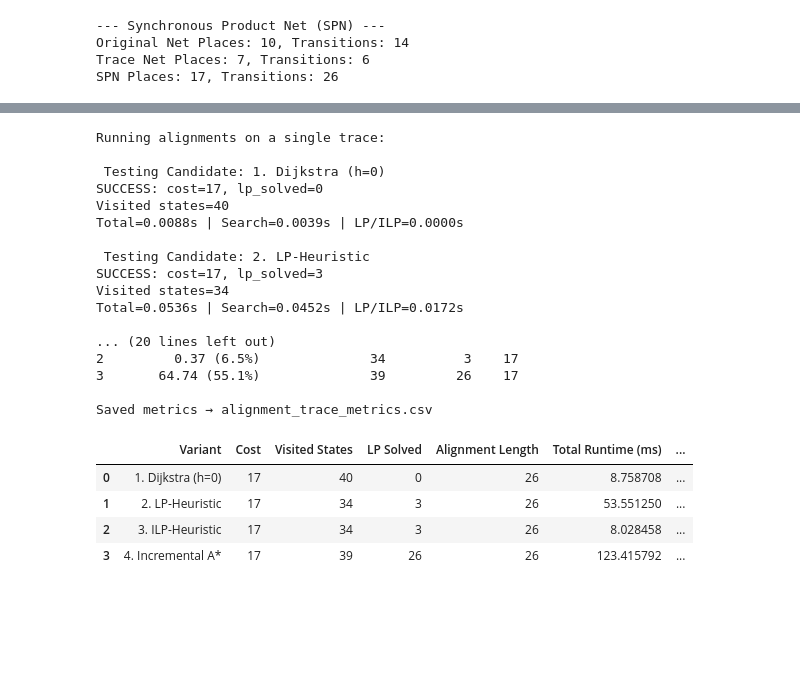
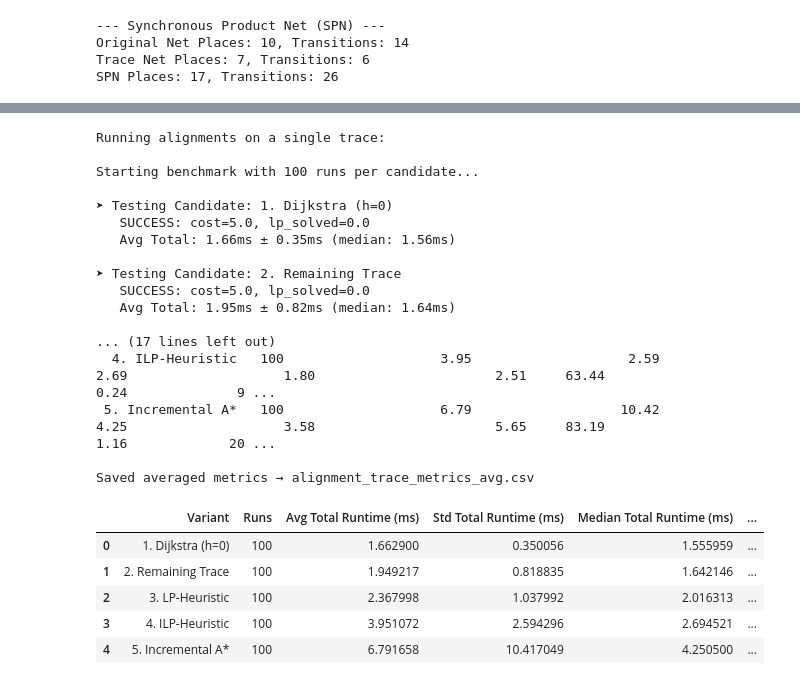
Before and after one commit to RostigerDagmer/pm_ws25, a Jupyter notebook: sandbox-heuristics.ipynb, the cells around one changed output, grey strips where cells are left out. Drawn from its saved outputs; the diff is of its cells as text; code cells hidden in the pictures; blank space fills up the shorter version.

Commit message:
updated sandbox-heuristics.ipynb - testing new heuristic

```diff
--- a/sandbox-heuristics.ipynb
+++ b/sandbox-heuristics.ipynb
@@ -275,34 +343,36 @@ def run_alignments_on_eventlog(candidates_, eventlog, pm_net, pm_im, pm_fm):
     return df
 # %%
 # select a trace
-trace_to_align_bpi2012 = log_bpi_2012[823]
+trace_to_align_bpi2012 = log_bpi_2012[123]
 # discover process model
-model_net, model_im, model_fm = inductive_miner(log_bpi_2012, disable_fallthroughs=False, noise_threshold=0.23)
-print('\nRunning alignments on a single trace:')
-run_alignments_on_trace(candidates, trace_to_align_bpi2012, model_net, model_im, model_fm)
+model_net, model_im, model_fm = inductive_miner(log_bpi_2012, disable_fallthroughs=False, noise_threshold=0.5)
-# %% [output]
-Running alignments on a single trace:
-
-️ Testing Candidate: 1. Dijkstra (h=0)
-SUCCESS: cost=17, lp_solved=0
-Visited states=40
-Total=0.0088s | Search=0.0039s | LP/ILP=0.0000s
-
-️ Testing Candidate: 2. LP-Heuristic
-SUCCESS: cost=17, lp_solved=3
-Visited states=34
-Total=0.0536s | Search=0.0452s | LP/ILP=0.0172s
-
-... (20 lines left out)
-2         0.37 (6.5%)              34          3    17
-3       64.74 (55.1%)              39         26    17
-
-Saved metrics → alignment_trace_metrics.csv
-|  | Variant | Cost | Visited States | LP Solved | Alignment Length | Total Runtime (ms) | ... |
-| 0 | 1. Dijkstra (h=0) | 17 | 40 | 0 | 26 | 8.758708 | ... |
-| 1 | 2. LP-Heuristic | 17 | 34 | 3 | 26 | 53.551250 | ... |
-| 2 | 3. ILP-Heuristic | 17 | 34 | 3 | 26 | 8.028458 | ... |
-| 3 | 4. Incremental A* | 17 | 39 | 26 | 26 | 123.415792 | ... |
+# %%
+print('\nRunning alignments on a single trace:')
+run_alignments_on_trace(candidates, trace_to_align_bpi2012, model_net, model_im, model_fm, n_runs=100)
+# %% [output]
+Running alignments on a single trace:
+
+Starting benchmark with 100 runs per candidate...
+
+➤ Testing Candidate: 1. Dijkstra (h=0)
+   SUCCESS: cost=5.0, lp_solved=0.0
+   Avg Total: 1.66ms ± 0.35ms (median: 1.56ms)
+
+➤ Testing Candidate: 2. Remaining Trace
+   SUCCESS: cost=5.0, lp_solved=0.0
+   Avg Total: 1.95ms ± 0.82ms (median: 1.64ms)
+
+... (17 lines left out)
+  4. ILP-Heuristic   100                    3.95                    2.59                       2.69                    1.80                       2.51     63.44                     0.24              9 ...
+ 5. Incremental A*   100                    6.79                   10.42                       4.25                    3.58                       5.65     83.19                     1.16             20 ...
+
+Saved averaged metrics → alignment_trace_metrics_avg.csv
+|  | Variant | Runs | Avg Total Runtime (ms) | Std Total Runtime (ms) | Median Total Runtime (ms) | ... |
+| 0 | 1. Dijkstra (h=0) | 100 | 1.662900 | 0.350056 | 1.555959 | ... |
+| 1 | 2. Remaining Trace | 100 | 1.949217 | 0.818835 | 1.642146 | ... |
+| 2 | 3. LP-Heuristic | 100 | 2.367998 | 1.037992 | 2.016313 | ... |
+| 3 | 4. ILP-Heuristic | 100 | 3.951072 | 2.594296 | 2.694521 | ... |
+| 4 | 5. Incremental A* | 100 | 6.791658 | 10.417049 | 4.250500 | ... |
 # %%
 print("\nRunning alignments on the entire eventlog:")
 run_alignments_on_eventlog(candidates, log_bpi_2012, model_net, model_im, model_fm)
```
Also changed, not shown: parts of 7 cells of this notebook.
